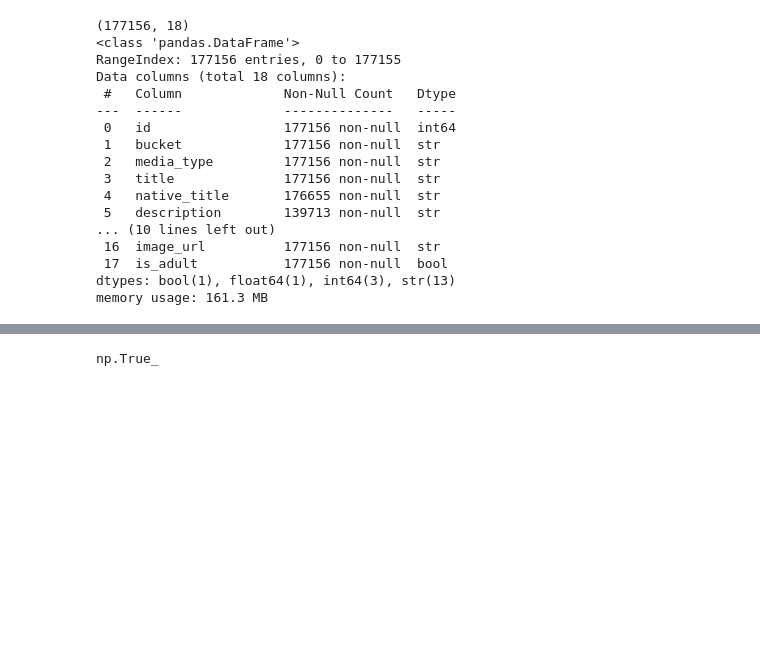
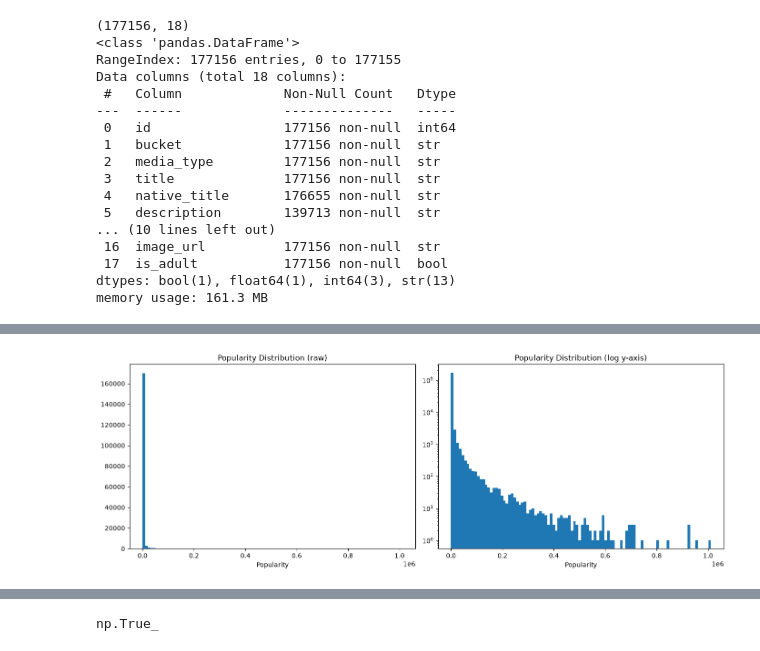
Before and after one commit to 14-Hari-14/anime_manga_recommender, a Jupyter notebook: scripts/clean_get_titles_csv.ipynb, the cells around one changed output, grey strips where cells are left out. Saved outputs shown, nothing was run; the diff lists cells and outputs as text; code cells hidden in the pictures; blank space fills up the shorter version.

```diff
--- a/scripts/clean_get_titles_csv.ipynb
+++ b/scripts/clean_get_titles_csv.ipynb
@@ -38,0 +141,17 @@ memory usage: 161.3 MB
+# %%
+fig, axes = plt.subplots(1, 2, figsize=(14, 5))
+
+axes[0].hist(df['popularity'], bins=100)
+axes[0].set_title('Popularity Distribution (raw)')
+axes[0].set_xlabel('Popularity')
+
+# log scale reveals the shape better when right-skewed
+axes[1].hist(df[df['popularity'] > 0]['popularity'], bins=100)
+axes[1].set_yscale('log')
+axes[1].set_title('Popularity Distribution (log y-axis)')
+axes[1].set_xlabel('Popularity')
+
+plt.tight_layout()
+plt.show()
+# %% [output]
+[figure, added]
```
Also changed, not shown: parts of 20 cells of this notebook, 5 other files.
